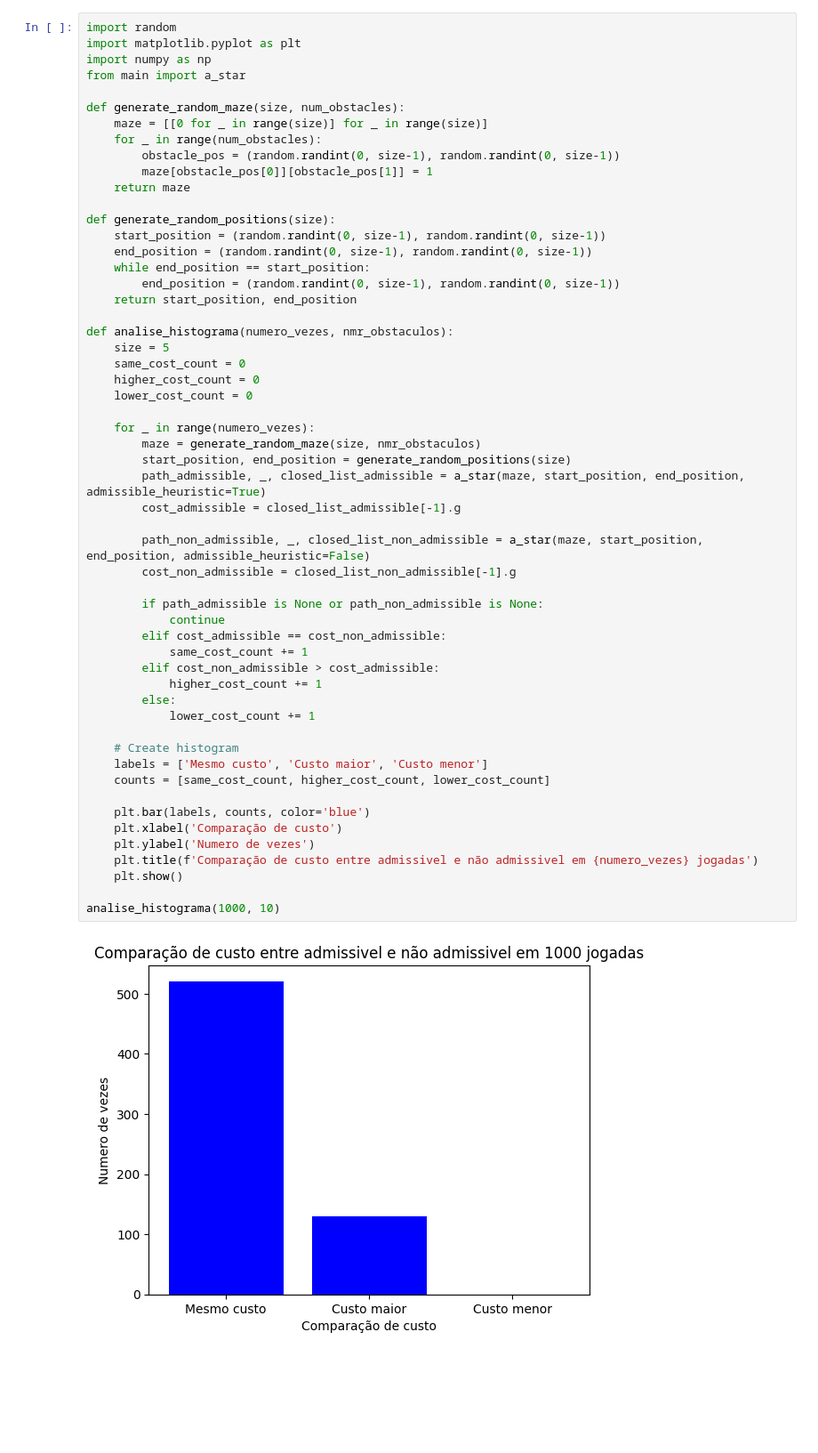
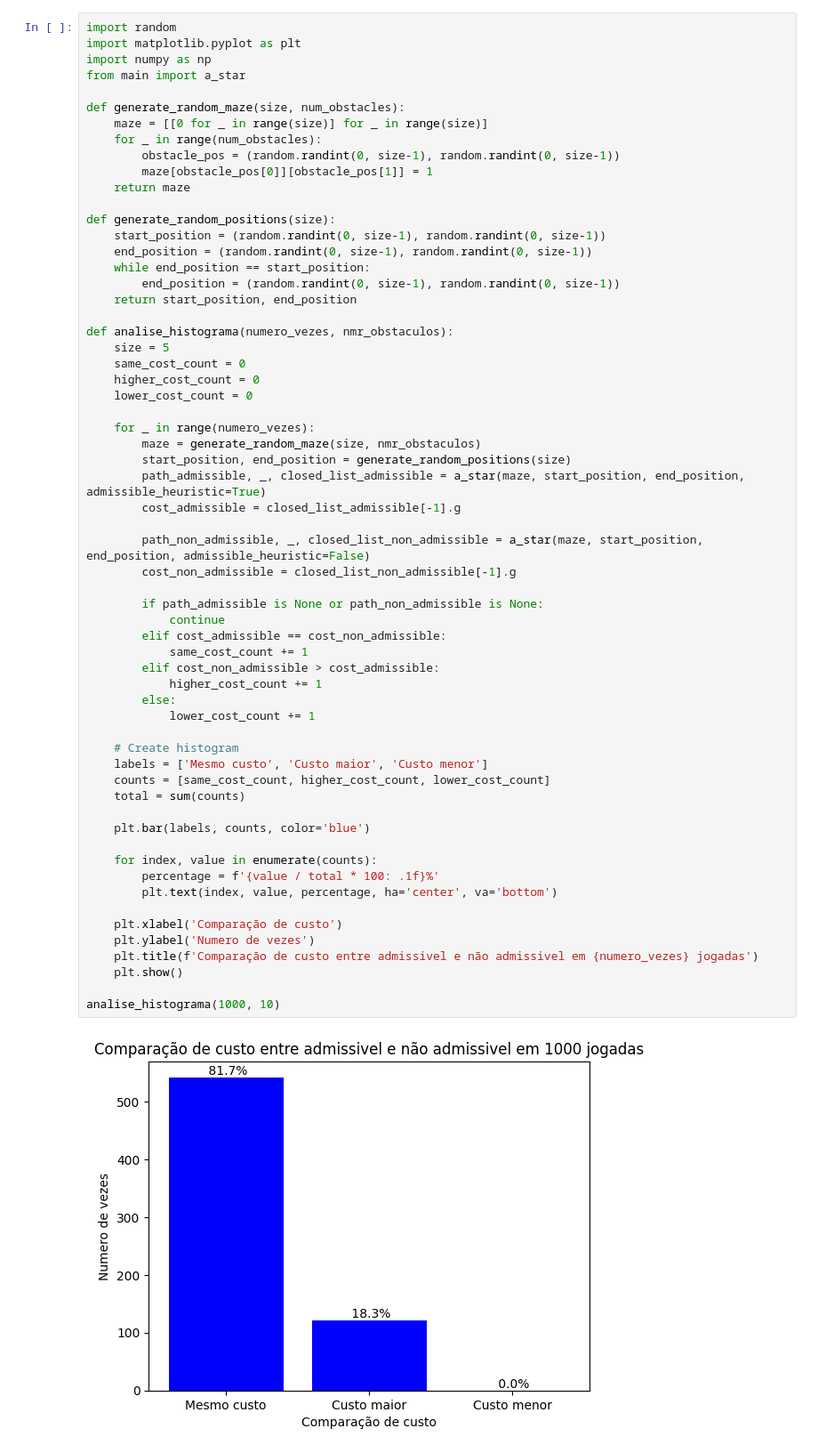
Before and after one commit to flp-cmd/Labirinto, a Jupyter notebook: game/grafico.ipynb, the cells around one changed output. Shown at 89% size. Drawn from its saved outputs; the diff is of its cells as text; blank space fills up the shorter version.

```diff
--- a/game/grafico.ipynb
+++ b/game/grafico.ipynb
@@ -27,31 +27,37 @@ def analise_histograma(numero_vezes, nmr_obstaculos):
     for _ in range(numero_vezes):
         maze = generate_random_maze(size, nmr_obstaculos)
         start_position, end_position = generate_random_positions(size)
         path_admissible, _, closed_list_admissible = a_star(maze, start_position, end_position, admissible_heuristic=True)
         cost_admissible = closed_list_admissible[-1].g
 
         path_non_admissible, _, closed_list_non_admissible = a_star(maze, start_position, end_position, admissible_heuristic=False)
         cost_non_admissible = closed_list_non_admissible[-1].g
 
         if path_admissible is None or path_non_admissible is None:
             continue
         elif cost_admissible == cost_non_admissible:
             same_cost_count += 1
         elif cost_non_admissible > cost_admissible:
             higher_cost_count += 1
         else:
             lower_cost_count += 1
 
     # Create histogram
     labels = ['Mesmo custo', 'Custo maior', 'Custo menor']
     counts = [same_cost_count, higher_cost_count, lower_cost_count]
+    total = sum(counts)
 
     plt.bar(labels, counts, color='blue')
+
+    for index, value in enumerate(counts):
+        percentage = f'{value / total * 100: .1f}%'
+        plt.text(index, value, percentage, ha='center', va='bottom')
+
     plt.xlabel('Comparação de custo')
     plt.ylabel('Numero de vezes')
     plt.title(f'Comparação de custo entre admissivel e não admissivel em {numero_vezes} jogadas')
     plt.show()
 
 analise_histograma(1000, 10)
 # %% [output]
-[figure, old version]
+[figure, new version]
```
Also changed, not shown: parts of 3 cells of this notebook.
